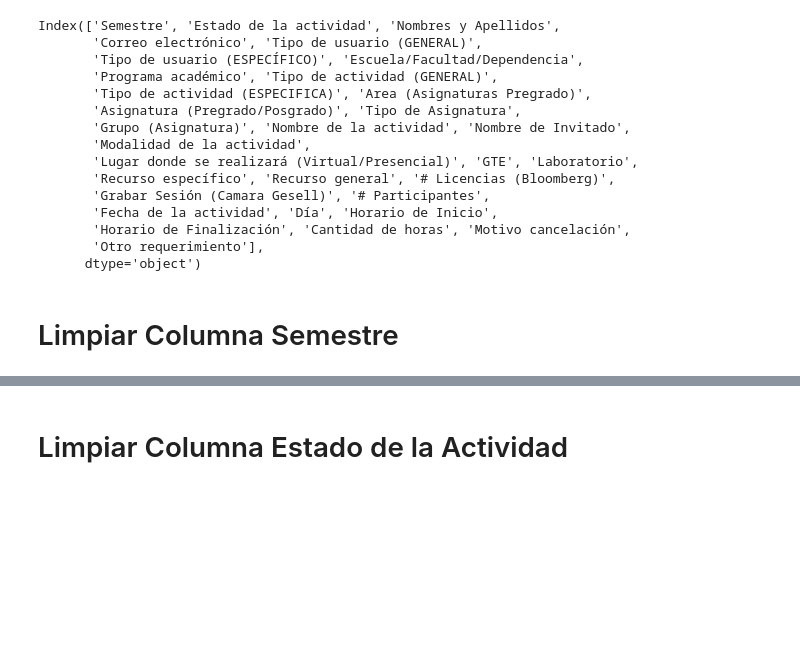
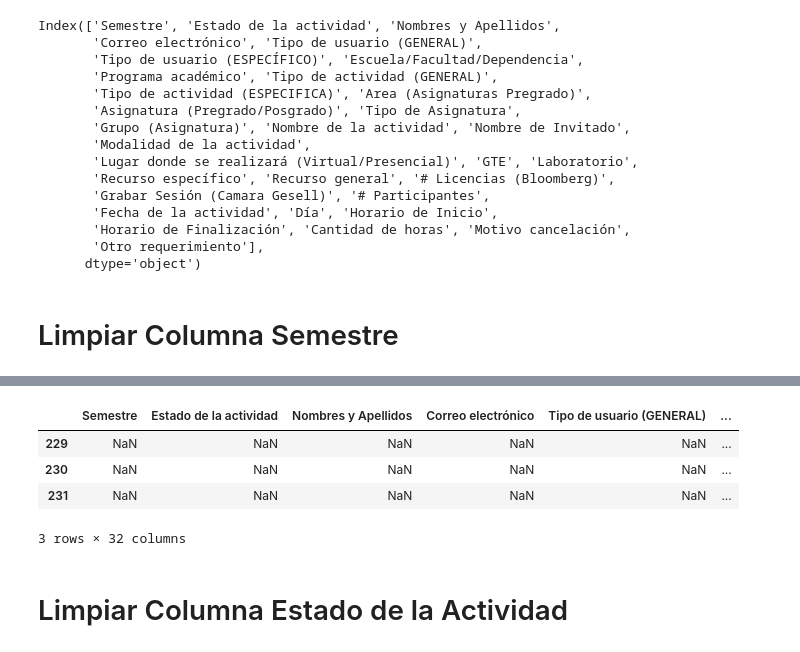
Before and after one commit to billywalker182/Dashboards, a Jupyter notebook: Laboratorios/V3/Limpieza_Datos.ipynb, the cells around one changed output, grey strips where cells are left out. Drawn from its saved outputs; the diff is of its cells as text; code cells hidden in the pictures; blank space fills up the shorter version.

```diff
--- a/Laboratorios/V3/Limpieza_Datos.ipynb
+++ b/Laboratorios/V3/Limpieza_Datos.ipynb
@@ -163,5 +161,11 @@ Laboratorios = Laboratorios_a.copy()
 #Laboratorios["Semestre"].replace({2.0:"2021-2"},inplace=True)
 #Laboratorios["Semestre"].fillna("2021-2",inplace=True)
 # %%
-#Laboratorios_a[Laboratorios_a['Semestre'].isnull()]
+Laboratorios_a[Laboratorios_a['Semestre'].isnull()]
+# %% [output]
+|  | Semestre | Estado de la actividad | Nombres y Apellidos | Correo electrónico | Tipo de usuario (GENERAL) | ... |
+| 229 | NaN | NaN | NaN | NaN | NaN | ... |
+| 230 | NaN | NaN | NaN | NaN | NaN | ... |
+| 231 | NaN | NaN | NaN | NaN | NaN | ... |
+3 rows × 32 columns
 # %%
```
Also changed, not shown: parts of 14 cells of this notebook, 3 other files.
